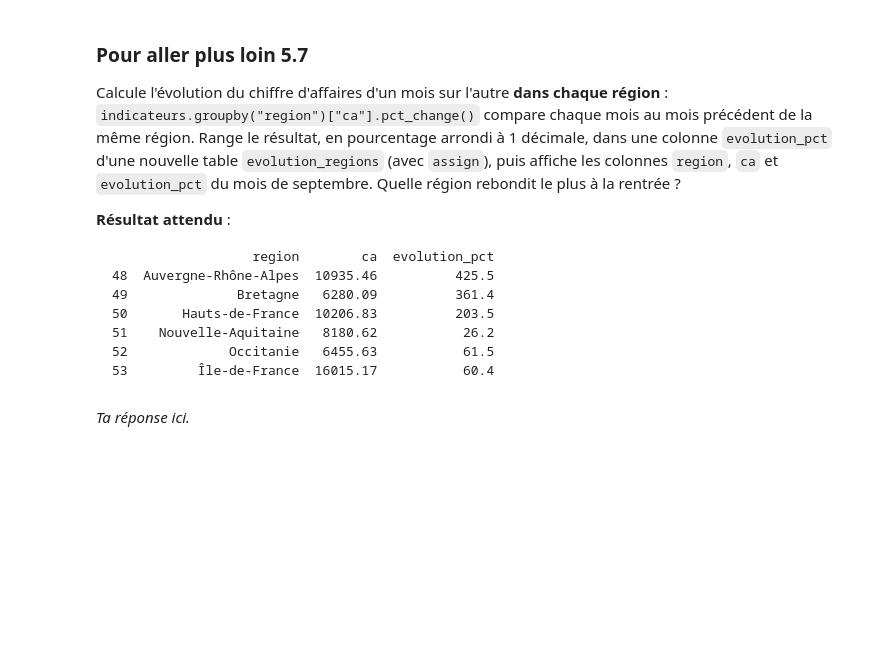
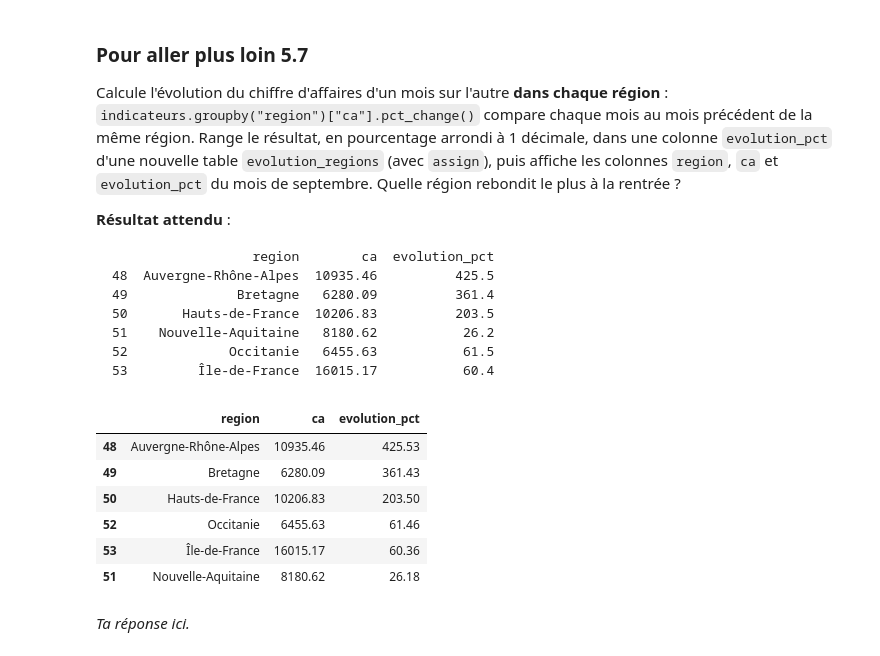
Before and after one commit to ardev2/formation-analyse-donnees-python, a Jupyter notebook: corrections/exercices/tp03-indicateurs/tp03_corrige.ipynb, the cells around one changed output. Saved outputs shown, nothing was run; the diff lists cells and outputs as text; code cells hidden in the pictures; blank space fills up the shorter version.

````diff
--- a/corrections/exercices/tp03-indicateurs/tp03_corrige.ipynb
+++ b/corrections/exercices/tp03-indicateurs/tp03_corrige.ipynb
@@ -2080,6 +2153,18 @@ Calcule l'évolution du chiffre d'affaires d'un mois sur l'autre **dans chaque r
 ```
 # %%
 # TODO
+evolution_regions = indicateurs.assign(evolution_pct=indicateurs.groupby("region")["ca"].pct_change() * 100)
+
+septembre = evolution_regions[evolution_regions["mois"].dt.month == 9]
+septembre[["region", "ca", "evolution_pct"]].round(2).sort_values("evolution_pct", ascending=False)
+# %% [output]
+|  | region | ca | evolution_pct |
+| 48 | Auvergne-Rhône-Alpes | 10935.46 | 425.53 |
+| 49 | Bretagne | 6280.09 | 361.43 |
+| 50 | Hauts-de-France | 10206.83 | 203.50 |
+| 52 | Occitanie | 6455.63 | 61.46 |
+| 53 | Île-de-France | 16015.17 | 60.36 |
+| 51 | Nouvelle-Aquitaine | 8180.62 | 26.18 |
 # %% [markdown]
 _Ta réponse ici._
 # %% [markdown]
````
Also changed, not shown: parts of 12 cells of this notebook.
